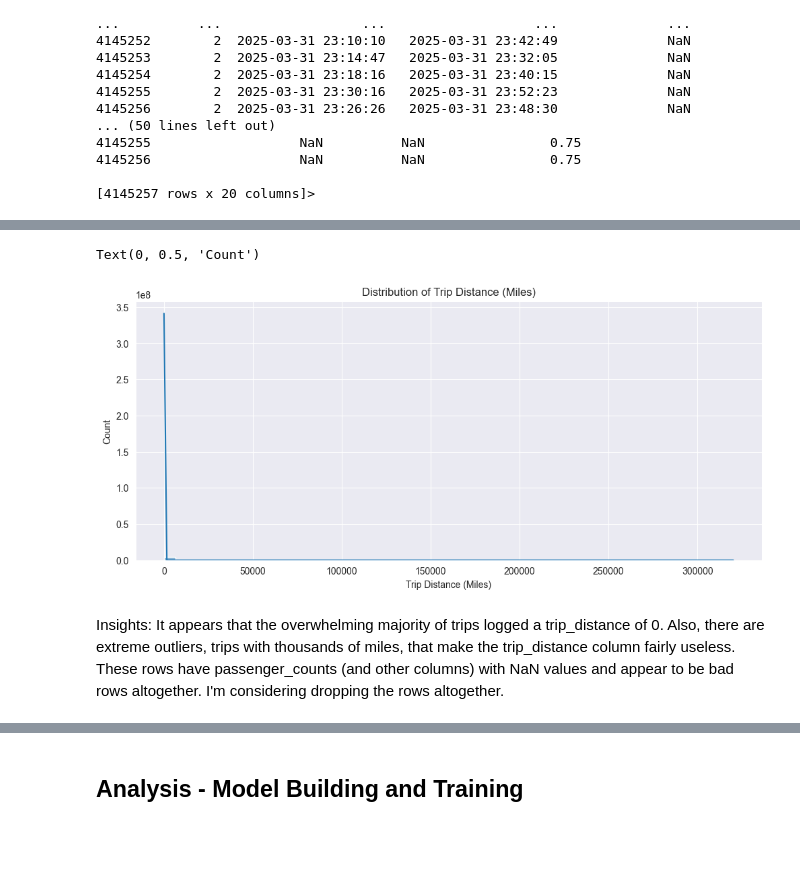
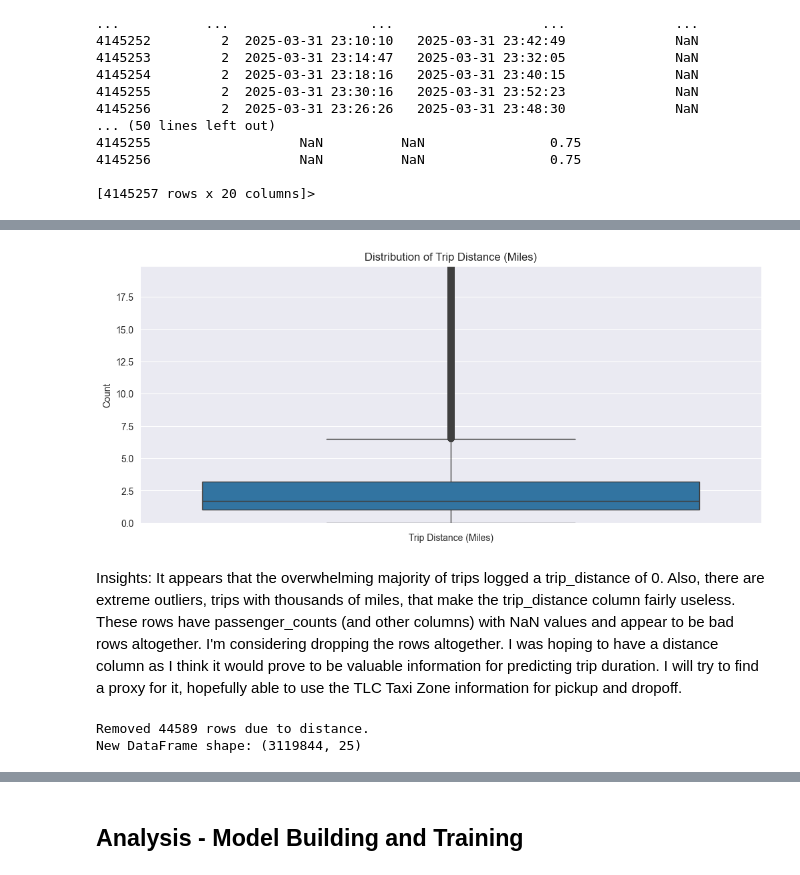
Before and after one commit to sseggeb/NYC_Taxi_Trip_Time, a Jupyter notebook: FinalProject_5509.ipynb, the cells around one changed output, grey strips where cells are left out. Cells and saved outputs as stored; diff of their text form; code cells hidden in the pictures; blank space fills up the shorter version.

```diff
--- a/FinalProject_5509.ipynb
+++ b/FinalProject_5509.ipynb
@@ -92,0 +135,9 @@ Name: count, Length: 259, dtype: int64
+# %%
+# only dates in March, 2025
+initial_rows = df.shape[0]
+
+df = df[(df.loc[:, 'tpep_pickup_datetime'].dt.month == 3) & (df.loc[:, 'tpep_pickup_datetime'].dt.year == 2025)]
+rows_after_datetime_removal = df.shape[0]
+
+print(f"\nRemoved {initial_rows - rows_after_datetime_removal} rows to restrict data to March, 2025.")
+print(f"New DataFrame shape: {df.shape}")
@@ -94,10 +148,10 @@ Name: count, Length: 259, dtype: int64
 # Target Variable - trip duration in minutes
 # convert dropoff and pickup to datetime objects, then convert to seconds, then convert to minutes
 # max trip duration is over 6000 minutes.  Need to check/handle outliers.
-df['tpep_dropoff_datetime'] = pd.to_datetime(df['tpep_dropoff_datetime'], format='%Y-%m-%d %H:%M:%S')
-df['tpep_pickup_datetime'] = pd.to_datetime(df['tpep_pickup_datetime'], format='%Y-%m-%d %H:%M:%S')
+df.loc[:, 'tpep_dropoff_datetime'] = pd.to_datetime(df.loc[:, 'tpep_dropoff_datetime'], format='%Y-%m-%d %H:%M:%S')
+df.loc[:, 'tpep_pickup_datetime'] = pd.to_datetime(df.loc[:, 'tpep_pickup_datetime'], format='%Y-%m-%d %H:%M:%S')
 
-df['trip_duration'] = (df['tpep_dropoff_datetime'] - df['tpep_pickup_datetime']).dt.total_seconds()/60
+df.loc[:, 'trip_duration'] = (df.loc[:, 'tpep_dropoff_datetime'] - df.loc[:, 'tpep_pickup_datetime']).dt.total_seconds()/60
 
-df.describe()
+df.loc[:, 'trip_duration'].describe()
 # %% [output]
@@ -114,0 +169,8 @@ Insights: VendorID, RatecodeID, PU and DO Location IDs, and payment_type should
+# %%
+# removing rows with negative or 0 trip duration
+initial_rows = df.shape[0]
+df = df[df['trip_duration'] > 0]
+rows_after_negtripduration_removal = df.shape[0]
+
+print(f"\nRemoved {initial_rows - rows_after_negtripduration_removal} rows with negative or 0 trip duration.")
+print(f"New DataFrame shape: {df.shape}")
@@ -119,7 +184,10 @@ categorical_cols = [
     'RatecodeID',
     'payment_type',
     'PULocationID',
-    'DOLocationID'
+    'DOLocationID',
+    'hour_of_day',
+    'day_of_week',
+    'is_weekend',
 ]
 
 # Convert columns to 'category' dtype
@@ -178,14 +247,28 @@ plt.show()
 # %%
 plt.figure(figsize=(12, 5))
-sns.histplot(df['trip_distance'], bins=50, kde=True)
+#sns.histplot(df['trip_distance'], bins=50, kde=True)
+sns.boxplot(df['trip_distance'])
 plt.title('Distribution of Trip Distance (Miles)')
 plt.xlabel('Trip Distance (Miles)')
 plt.ylabel('Count')
+plt.ylim(0, df['trip_distance'].quantile(0.99))
+plt.show()
 # %% [output]
-Text(0, 0.5, 'Count')
-[figure, old version]
+[figure, new version]
 # %% [markdown]
-Insights: It appears that the overwhelming majority of trips logged a trip_distance of 0.  Also, there are extreme outliers, trips with thousands of miles, that make the trip_distance column fairly useless.  These rows have passenger_counts (and other columns) with NaN values and appear to be bad rows altogether.  I'm considering dropping the rows altogether.
+Insights: It appears that the overwhelming majority of trips logged a trip_distance of 0.  Also, there are extreme outliers, trips with thousands of miles, that make the trip_distance column fairly useless.  These rows have passenger_counts (and other columns) with NaN values and appear to be bad rows altogether.  I'm considering dropping the rows altogether.  I was hoping to have a distance column as I think it would prove to be valuable information for predicting trip duration.  I will try to find a proxy for it, hopefully able to use the TLC Taxi Zone information for pickup and dropoff.
+# %%
+# limiting trip distance to greater than 0 and less than 0.99 percentile (~20 miles)
+initial_rows = df.shape[0]
+
+df = df[(df['trip_distance'] > 0) & (df['trip_distance'] <= 20)]
+
+rows_after_distance_removal = df.shape[0]
+print(f"\nRemoved {initial_rows - rows_after_distance_removal} rows due to distance.")
+print(f"New DataFrame shape: {df.shape}")
+# %% [output]
+Removed 44589 rows due to distance.
+New DataFrame shape: (3119844, 25)
 # %%
 initial_rows = df.shape[0]
 df = df[(df['trip_duration'] >= 1) & (df['trip_duration'] <= 180)] # filter 1 min to 3 hours
```
Also changed, not shown: parts of 47 cells of this notebook.
